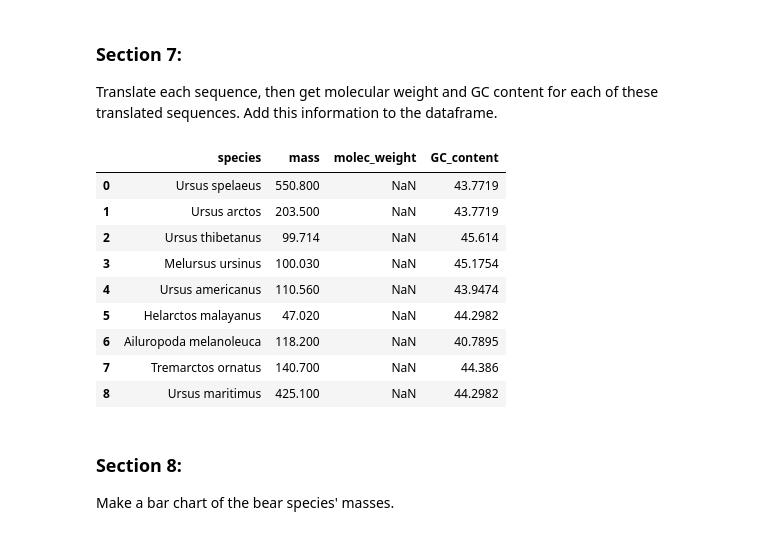
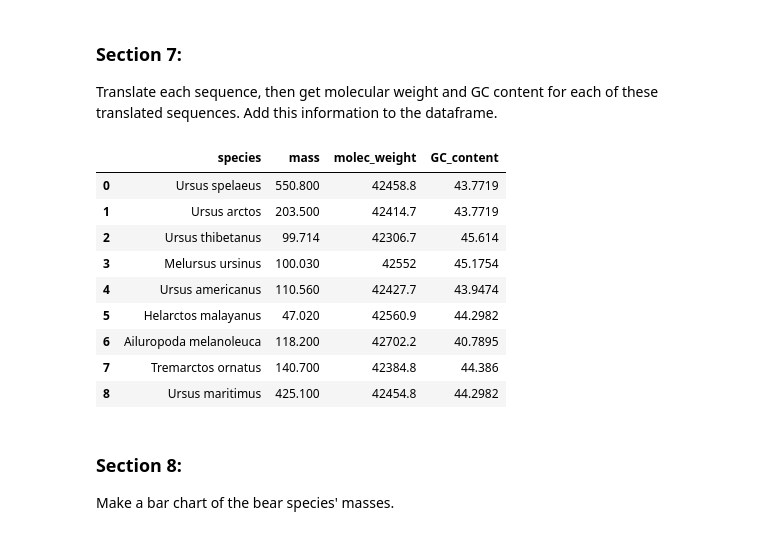
Before and after one commit to LTibbs/BCB546X_Python_assignment, a Jupyter notebook: Python_assignment_notebook.ipynb, the cells around one changed output. Drawn from its saved outputs; the diff is of its cells as text; code cells hidden in the pictures.

```diff
--- a/Python_assignment_notebook.ipynb
+++ b/Python_assignment_notebook.ipynb
@@ -89,7 +66,7 @@ Use BioPython to make an alternative function to translate a Seq object (with an
 def alt_str_translate(DNA_string): # define function
     DNAseq=Seq(str(DNA_string), IUPAC.unambiguous_dna) # make into a Seq object with DNA alphabet
     protein=DNAseq.translate(to_stop=True, table="Vertebrate Mitochondrial") # translate the Seq object, stop at stop codon, use vertebrate mitochondrial translation table
-    return((protein)) # return the translated sequence
+    return(protein) # return the translated sequence
 # %%
 # test that this function works with a known example sequence,
 # from Biopython tutorial and cookbook (http://biopython.org/DIST/docs/tutorial/Tutorial.html),
@@ -116,0 +82,4 @@ from Bio.SeqUtils.ProtParam import ProteinAnalysis
+# %%
+def compute_molecular_weight(aa_seq): # define function that takes aa as string
+    analysed_aa=ProteinAnalysis(aa_seq) # use ProteinAnalysis() from https://biopython.org/wiki/ProtParam to analyze the provided aa string
+    return(analysed_aa.molecular_weight()) # use .molecular_weight() (information at https://biopython.org/wiki/ProtParam) to extract molecular weight
@@ -210,34 +188,33 @@ Translate each sequence, then get molecular weight and GC content for each of th
 # %%
 for key, value in cytb_seqs.items(): # loop through all elements of the cytb sequence dataset
     aa_seq=alt_str_translate(value) # translate sequence from cytb_seqs into protein
-    # TO DO: get the molecular weight of aa_seq
-    # mw=
+    mw=compute_molecular_weight(str(aa_seq)) # calculate molecular weight of the aa string
     GC=get_GC_content(value) # calculate the GC content for each cytb sequence
     for index, row in bears_df.iterrows(): # loop through the bears_df
         if bears_df.loc[index, "species"]==key: # check if the species in a given row of the df matches the key for a given cytb sequence
             bears_df.loc[index, "GC_content"]=GC # if so, put the GC content of the cytb in that row in the column "GC_content"
-            #bears_df.loc[index, "molec_weight"]=mw # similarly, add molecular weight to the df
+            bears_df.loc[index, "molec_weight"]=mw # similarly, add molecular weight to the df
 bears_df
 
 ## 7 ##
 ## Write a for-loop that translates each sequence and also gets molecular weight and computes the GC content
 ## of each translated sequence and adds those data to DataFrame
 # for key, value in cytb_seqs.items():
 #     aa_seq = nuc2aa_translate_function(value) # whichever function you prefer of #2 or #3
 #     get the molecular weight of aa_seq
 #     get the GC content of the DNA sequence
 #     fill in empty cells in DF that you created above
 # %% [output]
 |  | species | mass | molec_weight | GC_content |
-| 0 | Ursus spelaeus | 550.800 | NaN | 43.7719 |
-| 1 | Ursus arctos | 203.500 | NaN | 43.7719 |
-| 2 | Ursus thibetanus | 99.714 | NaN | 45.614 |
-| 3 | Melursus ursinus | 100.030 | NaN | 45.1754 |
-| 4 | Ursus americanus | 110.560 | NaN | 43.9474 |
-| 5 | Helarctos malayanus | 47.020 | NaN | 44.2982 |
-| 6 | Ailuropoda melanoleuca | 118.200 | NaN | 40.7895 |
-| 7 | Tremarctos ornatus | 140.700 | NaN | 44.386 |
-| 8 | Ursus maritimus | 425.100 | NaN | 44.2982 |
+| 0 | Ursus spelaeus | 550.800 | 42458.8 | 43.7719 |
+| 1 | Ursus arctos | 203.500 | 42414.7 | 43.7719 |
+| 2 | Ursus thibetanus | 99.714 | 42306.7 | 45.614 |
+| 3 | Melursus ursinus | 100.030 | 42552 | 45.1754 |
+| 4 | Ursus americanus | 110.560 | 42427.7 | 43.9474 |
+| 5 | Helarctos malayanus | 47.020 | 42560.9 | 44.2982 |
+| 6 | Ailuropoda melanoleuca | 118.200 | 42702.2 | 40.7895 |
+| 7 | Tremarctos ornatus | 140.700 | 42384.8 | 44.386 |
+| 8 | Ursus maritimus | 425.100 | 42454.8 | 44.2982 |
 # %% [markdown]
 ### Section 8:
 Make a bar chart of the bear species' masses.
```
Also changed, not shown: parts of 14 cells of this notebook, 1 other file.
